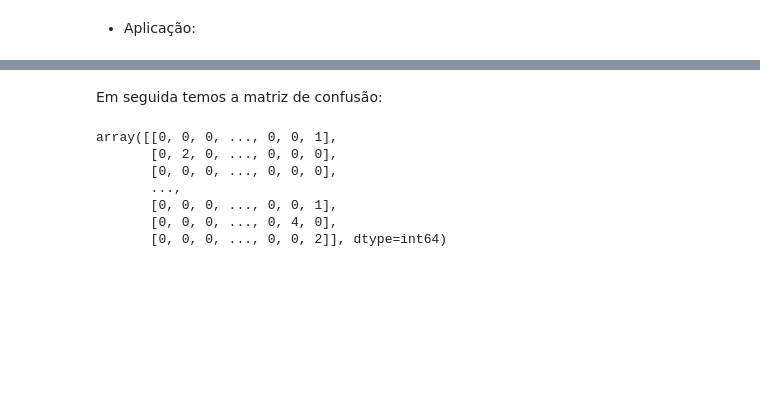
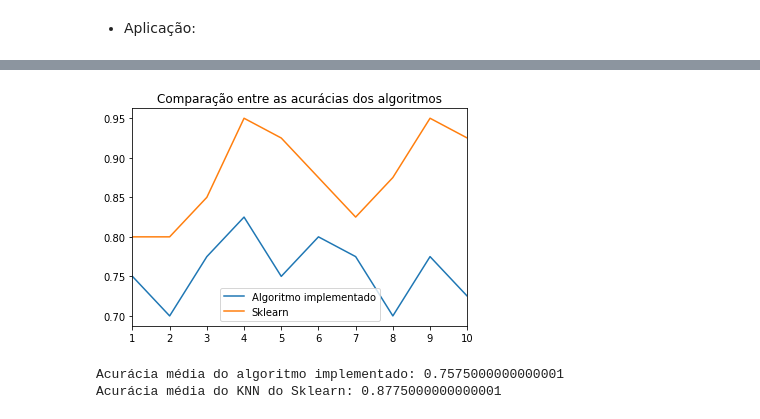
Before and after one commit to DimitriLeandro/ProjetoFinalSistemasInteligentesUFABC, a Jupyter notebook: Implementacoes/Implementações - KNN.ipynb, the cells around one changed output, grey strips where cells are left out. Saved outputs shown, nothing was run; the diff lists cells and outputs as text; code cells hidden in the pictures; blank space fills up the shorter version.

Commit message:
Alterações na análise do KNN
Alterei o método holdout para cross-validation KFold e as análises foram adaptadas

```diff
--- a/Implementacoes/Implementações - KNN.ipynb
+++ b/Implementacoes/Implementações - KNN.ipynb
@@ -209,5 +157,35 @@ def KNN_Ajuste_Predicao(X,Y,X_teste,k=5,p=2):
     return np.array(predicao)
 # %% [markdown]
 - Aplicação:
-# %%
-Pred_Implementa = KNN_Ajuste_Predicao(X_train,y_train,X_test,k=3,p=2)
+# %%
+# Quantidade de pacotes para o KFold
+qtdPacotesKFold = 10
+
+#Instânciando um objeto KFold com 10 pacotes
+objKFold = KFold(n_splits = qtdPacotesKFold, shuffle=True)
+
+#Vetores de métricas para o algoritmo implementado
+vetorAcuraciasImplementado = []
+vetorF1Implementado = []
+vetorPrecisaoImplementado = []
+vetorRecallImplementado = []
+#Rodando o Perceptron com o KFold
+i = 0
+for trainIndex, testIndex in objKFold.split(X):
+
+    # Separando os dados de treinamento e teste
+    i += 1
+    xTrain, xTest, yTrain, yTest = X[trainIndex], X[testIndex], y[trainIndex], y[testIndex]
+
+    #Predizendo os dados de teste
+    Pred_Implementa = KNN_Ajuste_Predicao(xTrain, yTrain, xTest, k=3, p=2)
+
+
+    # Verificando métricas no algoritmo implementado
+    vetorAcuraciasImplementado.append(accuracy_score(yTest, Pred_Implementa))
+    vetorF1Implementado.append(f1_score(yTest, Pred_Implementa, average='macro'))
+    vetorPrecisaoImplementado.append(precision_score(yTest, Pred_Implementa, average='macro'))
+    vetorRecallImplementado.append(recall_score(yTest, Pred_Implementa, average='macro'))
+
+
+    print("Iteração", i, "finalizada")
@@ -250,12 +209,15 @@ weighted avg       0.72      0.68      0.66       100
-# %% [markdown]
-Em seguida temos a matriz de confusão:
-# %%
-confusion_matrix(list(y_test), list(Pred_Implementa))
-# %% [output]
-array([[0, 0, 0, ..., 0, 0, 1],
-       [0, 2, 0, ..., 0, 0, 0],
-       [0, 0, 0, ..., 0, 0, 0],
-       ...,
-       [0, 0, 0, ..., 0, 0, 1],
-       [0, 0, 0, ..., 0, 4, 0],
-       [0, 0, 0, ..., 0, 0, 2]], dtype=int64)
+# %%
+plt.plot(range(1, qtdPacotesKFold + 1), vetorAcuraciasImplementado, label="Algoritmo implementado")
+plt.plot(range(1, qtdPacotesKFold + 1), vetorAcuraciasSklearn, label="Sklearn")
+plt.title("Comparação entre as acurácias dos algoritmos")
+plt.xlim(1,qtdPacotesKFold)
+plt.legend()
+plt.savefig('comparacaoKNNAcuracia.png', format='png')
+plt.show()
+
+print("Acurácia média do algoritmo implementado:", np.mean(vetorAcuraciasImplementado))
+print("Acurácia média do KNN do Sklearn:", np.mean(vetorAcuraciasSklearn))
+# %% [output]
+[figure, added]
+Acurácia média do algoritmo implementado: 0.7575000000000001
+Acurácia média do KNN do Sklearn: 0.8775000000000001
```
Also changed, not shown: parts of 56 cells of this notebook.
